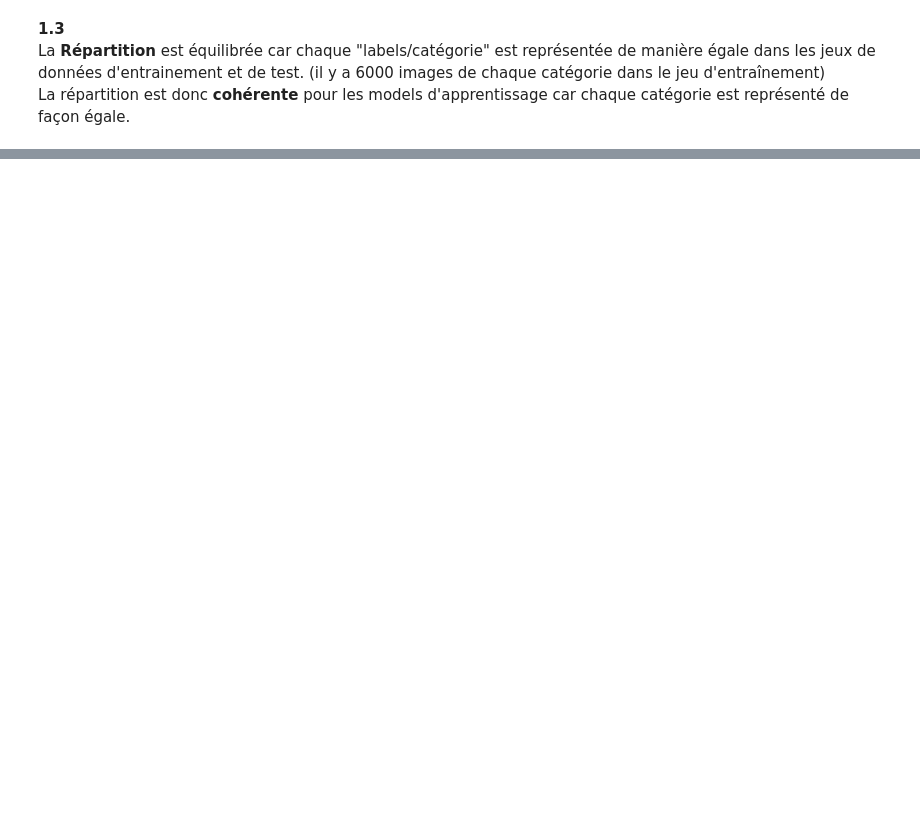
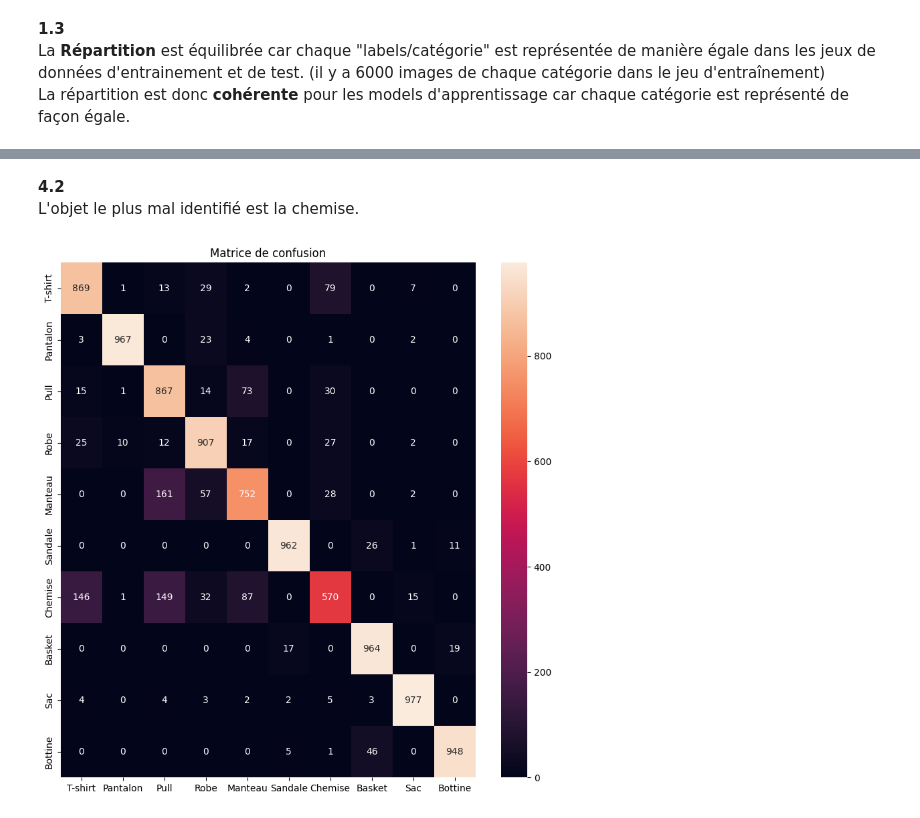
Before and after one commit to Cleamx/M1DENG, a Jupyter notebook: S2/BigData/TD1/TD1.ipynb, the cells around one changed output, grey strips where cells are left out. Saved outputs shown, nothing was run; the diff lists cells and outputs as text; code cells hidden in the pictures; blank space fills up the shorter version.

```diff
--- a/S2/BigData/TD1/TD1.ipynb
+++ b/S2/BigData/TD1/TD1.ipynb
@@ -71,0 +112,18 @@ Les données doivent être soit reshape afin d'avoir une matrice, mais en faisan
+# %%
+# Supposons que X_train et y_train_one_hot soient vos données d'entraînement
+# et que y_train_one_hot soit encodé en one-hot
+num_classes = 10
+num_neurons_un = 256
+num_neurons = 128
+dropout = 0.4
+
+# Créer le modèle
+model = Sequential()
+model.add(Flatten(input_shape=(28, 28)))  # Aplatir les images 28x28 en vecteurs 1D
+model.add(Dense(num_neurons_un, activation=tf.nn.relu))  # Première couche cachée avec 256 neurones et activation ReLU
+model.add(tf.keras.layers.Dropout(dropout))
+model.add(Dense(num_neurons, activation=tf.nn.relu))
+model.add(tf.keras.layers.Dropout(dropout))
+model.add(Dense(num_classes, activation='softmax'))  # Couche de sortie avec softmax
+
+model.summary()
@@ -71,0 +159,3 @@ Les données doivent être soit reshape afin d'avoir une matrice, mais en faisan
+# %%
+# Compiler le modèle
+model.compile(optimizer='adam', loss='categorical_crossentropy', metrics=['accuracy'])
@@ -71,0 +165,4 @@ Les données doivent être soit reshape afin d'avoir une matrice, mais en faisan
+# %%
+y_train = to_categorical(y_train)
+
+history = model.fit(X_train, y_train, epochs=20, batch_size=240, validation_split=0.2)
@@ -71,0 +233,15 @@ Les données doivent être soit reshape afin d'avoir une matrice, mais en faisan
+# %%
+y_test = to_categorical(y_test)
+y_pred = model.predict(X_test)
+y_pred_value = np.array(y_pred).argmax(axis=1)
+y_test_val = np.array(y_test).argmax(axis=1)
+
+df = pd.DataFrame(y_pred_value, columns=['y_pred'])
+df['y_test'] = pd.DataFrame(y_test_val, columns=['y_test'])
+
+total = 0
+for i in range(10):
+    val = df[(df['y_pred'] != i) & (df['y_test'] == i)].shape
+    print(f'range {i} : {val[0]}')
+    total += val[0]
+print(total)
@@ -71,0 +261,10 @@ Les données doivent être soit reshape afin d'avoir une matrice, mais en faisan
+# %% [markdown]
+**4.2**\
+L'objet le plus mal identifié est la chemise.
+# %%
+plt.figure(figsize=(10, 10))
+sns.heatmap(confusion_matrix(y_test_val, y_pred_value), fmt='d', xticklabels=label_names, yticklabels=label_names, annot=True)
+plt.title('Matrice de confusion')
+plt.show()
+# %% [output]
+[figure, added]
```
Also changed, not shown: parts of 33 cells of this notebook, 8 other files.
